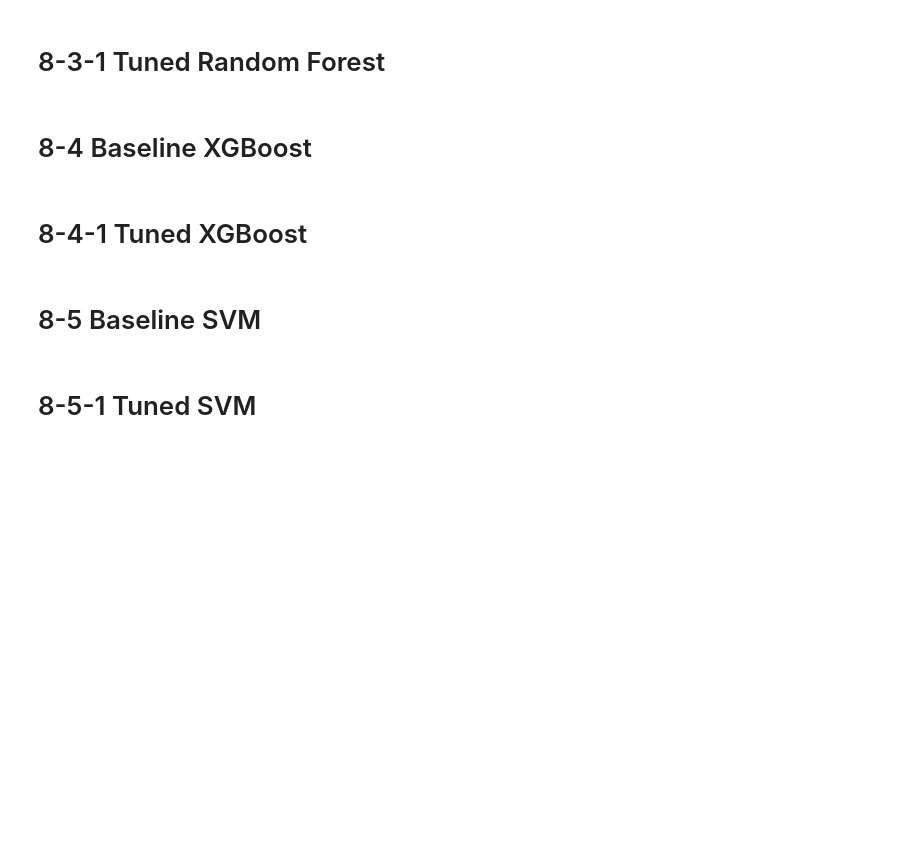
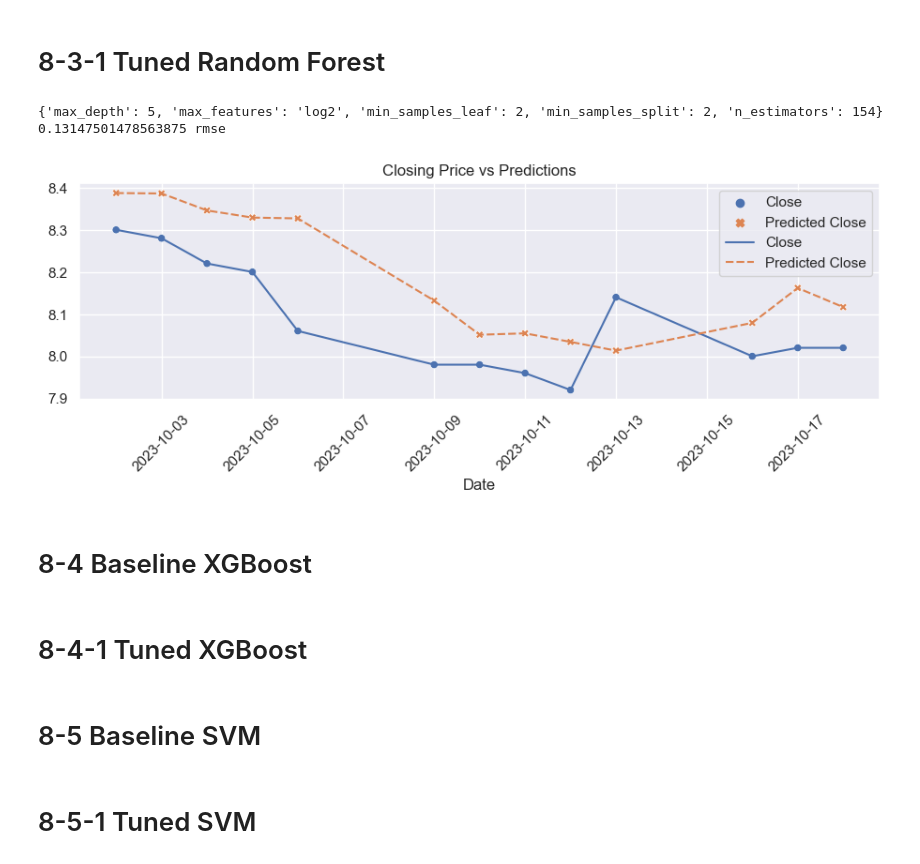
Before and after one commit to praxitelisk/FinancialDashboard, a Jupyter notebook: stock-price-regression-modelling-exp1-0.ipynb, the cells around one changed output. Drawn from its saved outputs; the diff is of its cells as text; code cells hidden in the pictures; blank space fills up the shorter version.

```diff
--- a/stock-price-regression-modelling-exp1-0.ipynb
+++ b/stock-price-regression-modelling-exp1-0.ipynb
@@ -147,11 +165,15 @@ https://www.section.io/engineering-education/multivariate-time-series-using-auto
 # %% [markdown]
 ## 6.2 Dickey Fuller Test
 # %%
-from statsmodels.tsa.stattools import adfuller
-from numpy import log
-result = adfuller(train_set.Close.dropna())
-print('ADF Statistic: %f' % result[0])
-print('p-value: %f' % result[1])
+def dickey_fuller_test(df):
+
+    from statsmodels.tsa.stattools import adfuller
+    from numpy import log
+    result = adfuller(df.Close.dropna())
+    print('ADF Statistic: %f' % result[0])
+    print('p-value: %f' % result[1])
+
+dickey_fuller_test(train_set)
 # %% [markdown]
 If the p-value is less than a significance level (e.g., 0.05), you can reject the null hypothesis, indicating that the time series is stationary.
 
@@ -602,34 +659,38 @@ def randomforest_tuning(train_set, validation_set, test_set):
     # unscale y_pred_diff
     train_data = train_set
     test_data = test_set
     y_pred = (y_pred * train_data['Close'].std()) + train_data['Close'].mean()
     y_test = test_data['target']
 
     # Calculate RMSE
     rmse = np.sqrt(mean_squared_error(y_test, y_pred))
     print("{} rmse".format(rmse))
 
 
     #plot Close and predicted Close price
     plot_df = pd.DataFrame({'Date': test_data.index,
                        'Close': test_data['target'],
                        'Predicted Close': y_pred
                            })
 
 
     my_plot = sns.set(rc={'figure.figsize':(11, 3)})
     plt.figure()
     my_plot = sns.scatterplot(plot_df)
     my_plot = sns.lineplot(plot_df)
     my_plot.set_xticklabels(my_plot.get_xticklabels(), rotation=45)
     my_plot.set(title='Closing Price vs Predictions')
 
     # Save the model performance and model name
-    model_performances.loc["rf_tuned"] = rmse
+    df_model_performances.loc["rf_tuned"] = rmse
 
     return final_model, rmse
 
 rf_model_tuned, rf_tuned_rmse = randomforest_tuning(train_set, validation_set, test_set)
+# %% [output]
+{'max_depth': 5, 'max_features': 'log2', 'min_samples_leaf': 2, 'min_samples_split': 2, 'n_estimators': 154}
+0.13147501478563875 rmse
+[figure, added]
 # %% [markdown]
 # 8-4 Baseline XGBoost
 # %%
```
Also changed, not shown: parts of 28 cells of this notebook.
